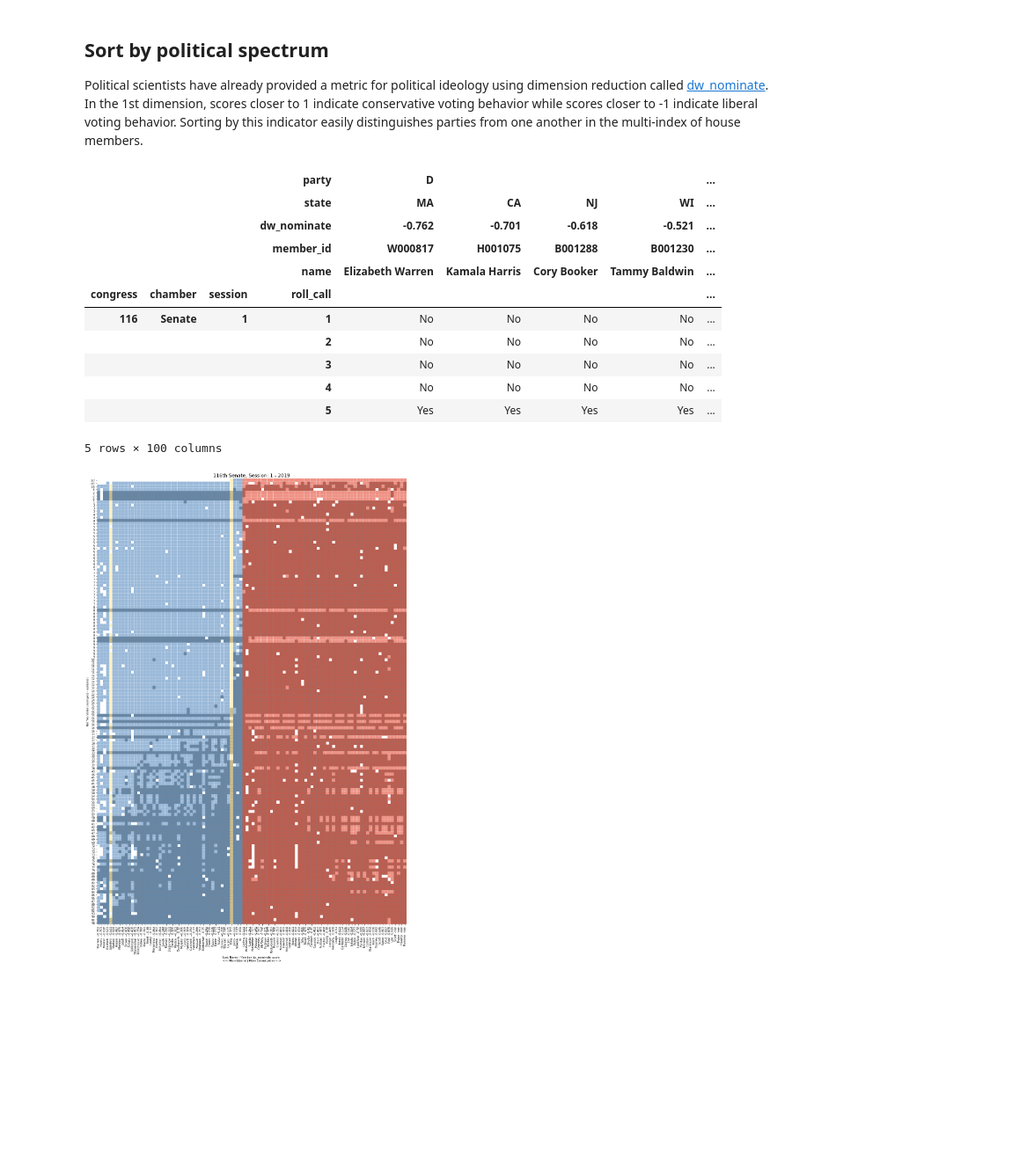
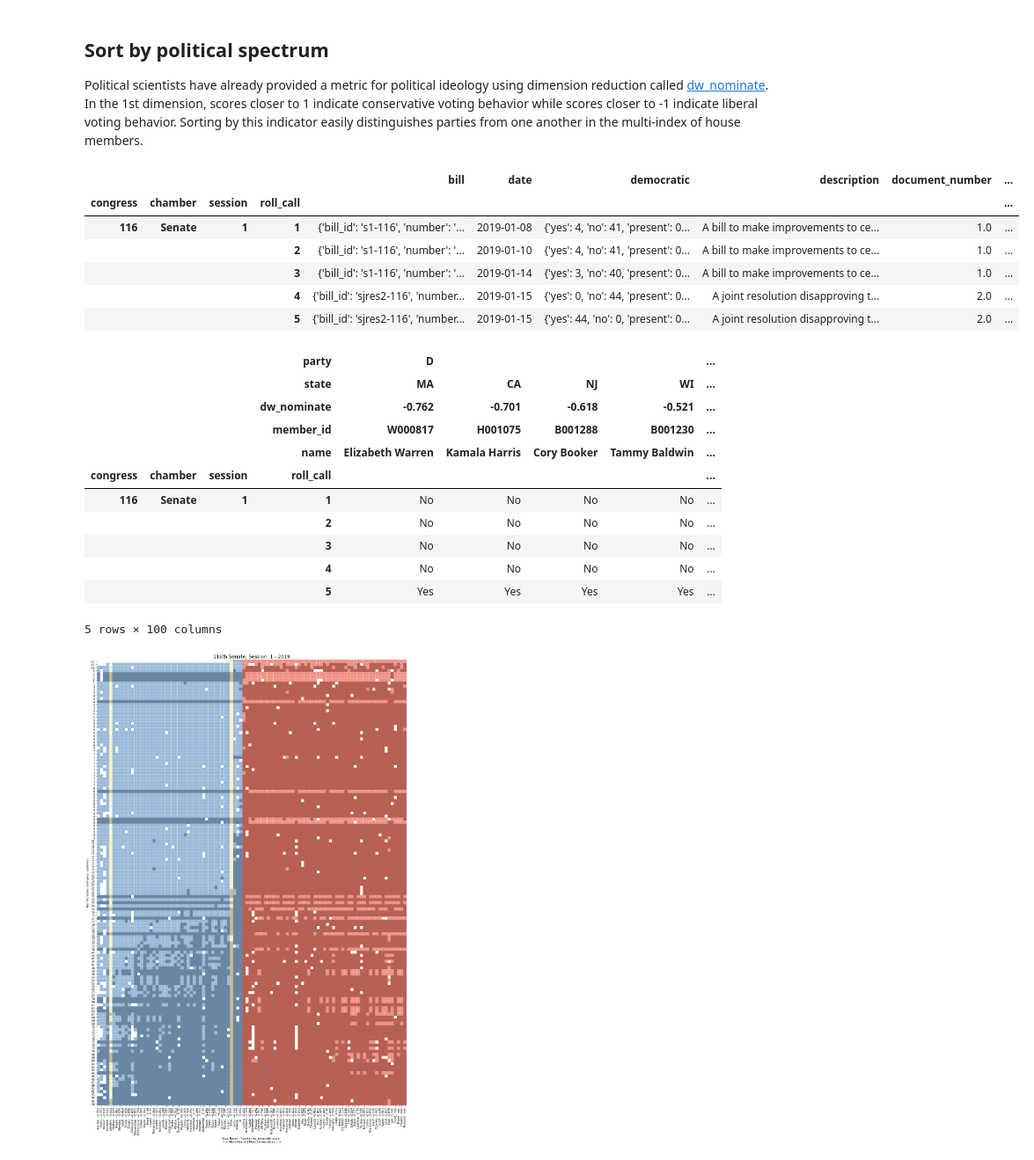
Before and after one commit to Nhorning/Congressional_Survival, a Jupyter notebook: Exploratory Data Analysis.ipynb, the cells around one changed output. Shown at 88% size. Saved outputs shown, nothing was run; the diff lists cells and outputs as text; code cells hidden in the pictures; blank space fills up the shorter version.

```diff
--- a/Exploratory Data Analysis.ipynb
+++ b/Exploratory Data Analysis.ipynb
@@ -361,21 +361,30 @@ Political scientists have already provided a metric for political ideology using
 # %%
 testmetasenate, test_dfsenate = load_cache(2019, 'Senate')
 test_dfsenate.sort_index('columns', level='dw_nominate', inplace=True)
-testmetasenate.date[-1]#test = test_dfsenate.columns.get_level_values('dw_nominate').tolist()
-test_dfsenate.head()
+testmetasenate.head()
 # %% [output]
-|  |  |  | party | D |  |  |  | ... |
-|  |  |  | state | MA | CA | NJ | WI | ... |
-|  |  |  | dw_nominate | -0.762 | -0.701 | -0.618 | -0.521 | ... |
-|  |  |  | member_id | W000817 | H001075 | B001288 | B001230 | ... |
-|  |  |  | name | Elizabeth Warren | Kamala Harris | Cory Booker | Tammy Baldwin | ... |
-| congress | chamber | session | roll_call |  |  |  |  | ... |
-| 116 | Senate | 1 | 1 | No | No | No | No | ... |
-|  |  |  | 2 | No | No | No | No | ... |
-|  |  |  | 3 | No | No | No | No | ... |
-|  |  |  | 4 | No | No | No | No | ... |
-|  |  |  | 5 | Yes | Yes | Yes | Yes | ... |
+|  |  |  |  | bill | date | democratic | description | document_number | ... |
+| congress | chamber | session | roll_call |  |  |  |  |  | ... |
+| 116 | Senate | 1 | 1 | {'bill_id': 's1-116', 'number': '... | 2019-01-08 | {'yes': 4, 'no': 41, 'present': 0... | A bill to make improvements to ce... | 1.0 | ... |
+|  |  |  | 2 | {'bill_id': 's1-116', 'number': '... | 2019-01-10 | {'yes': 4, 'no': 41, 'present': 0... | A bill to make improvements to ce... | 1.0 | ... |
+|  |  |  | 3 | {'bill_id': 's1-116', 'number': '... | 2019-01-14 | {'yes': 3, 'no': 40, 'present': 0... | A bill to make improvements to ce... | 1.0 | ... |
+|  |  |  | 4 | {'bill_id': 'sjres2-116', 'number... | 2019-01-15 | {'yes': 0, 'no': 44, 'present': 0... | A joint resolution disapproving t... | 2.0 | ... |
+|  |  |  | 5 | {'bill_id': 'sjres2-116', 'number... | 2019-01-15 | {'yes': 44, 'no': 0, 'present': 0... | A joint resolution disapproving t... | 2.0 | ... |
-5 rows × 100 columns
+# %%
+test_dfsenate.head()
+# %% [output]
+|  |  |  | party | D |  |  |  | ... |
+|  |  |  | state | MA | CA | NJ | WI | ... |
+|  |  |  | dw_nominate | -0.762 | -0.701 | -0.618 | -0.521 | ... |
+|  |  |  | member_id | W000817 | H001075 | B001288 | B001230 | ... |
+|  |  |  | name | Elizabeth Warren | Kamala Harris | Cory Booker | Tammy Baldwin | ... |
+| congress | chamber | session | roll_call |  |  |  |  | ... |
+| 116 | Senate | 1 | 1 | No | No | No | No | ... |
+|  |  |  | 2 | No | No | No | No | ... |
+|  |  |  | 3 | No | No | No | No | ... |
+|  |  |  | 4 | No | No | No | No | ... |
+|  |  |  | 5 | Yes | Yes | Yes | Yes | ... |
+5 rows × 100 columns
 # %%
 #plot a session
 import matplotlib.pyplot as plt
```
Also changed, not shown: 1 other file.
